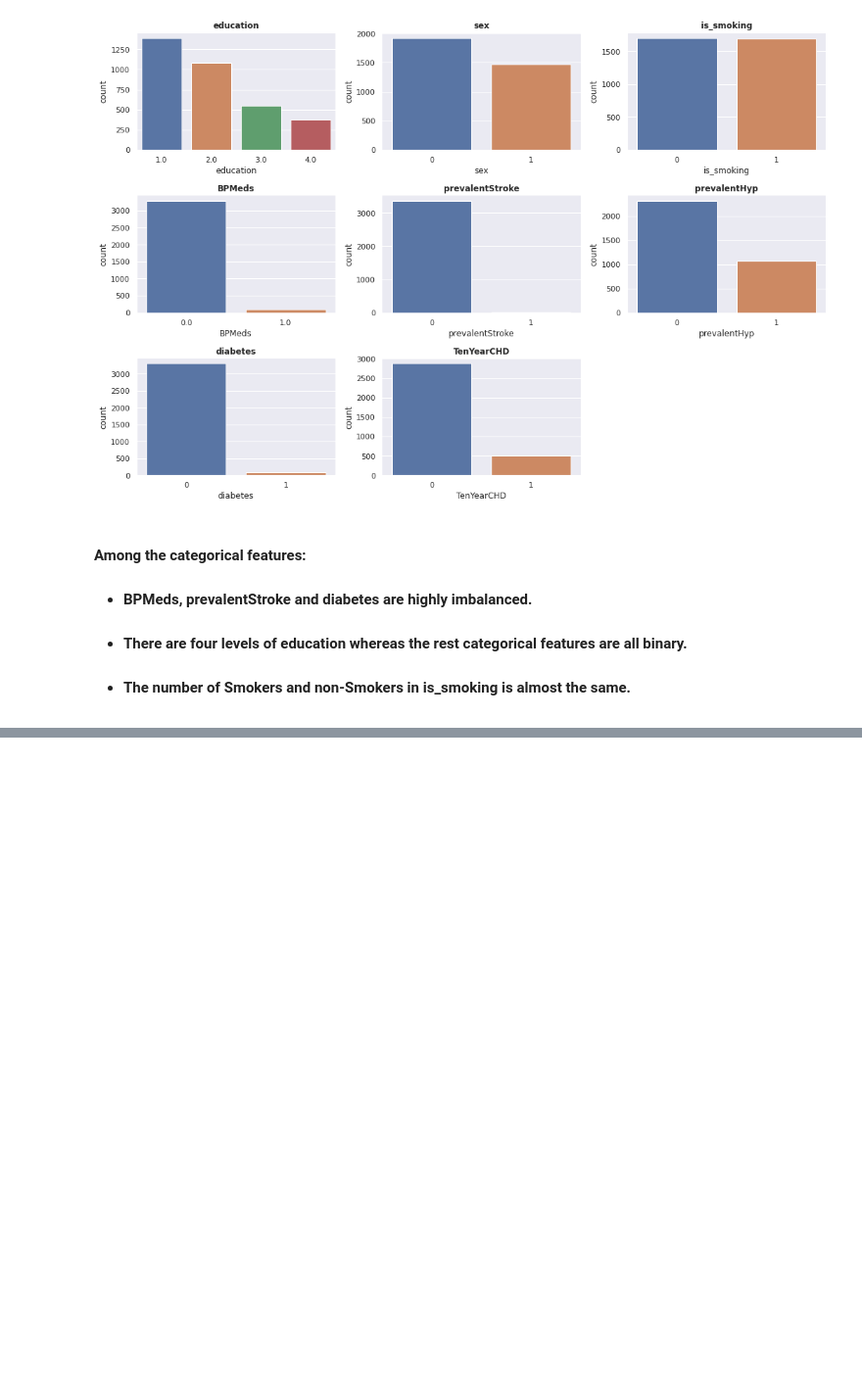
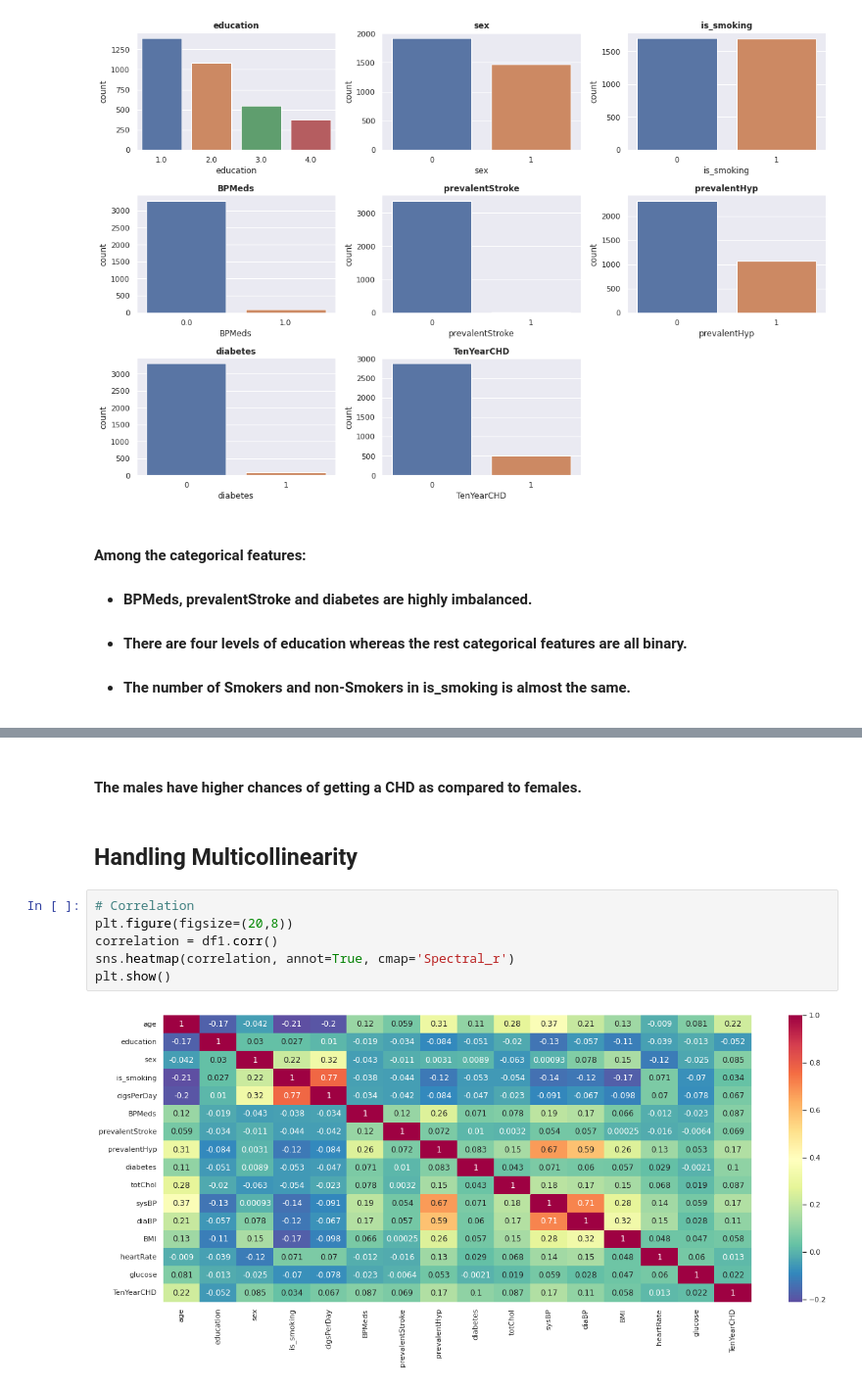
Before and after one commit to FarazAhmad2/Cardiovascular-Risk-Prediction, a Jupyter notebook: Cardiovascular_Risk_Prediction_Capstone_Project.ipynb, the cells around one changed output, grey strips where cells are left out. Shown at 98% size. Cells and saved outputs as stored; diff of their text form; blank space fills up the shorter version.

```diff
--- a/Cardiovascular_Risk_Prediction_Capstone_Project.ipynb
+++ b/Cardiovascular_Risk_Prediction_Capstone_Project.ipynb
@@ -271,0 +296,12 @@ for n, col in enumerate(categorical_features):
+# %% [markdown]
+#### The males have higher chances of getting a CHD as compared to females.
+# %% [markdown]
+## <b> Handling Multicollinearity </b>
+# %%
+# Correlation
+plt.figure(figsize=(20,8))
+correlation = df1.corr()
+sns.heatmap(correlation, annot=True, cmap='Spectral_r')
+plt.show()
+# %% [output]
+[figure, added]
```
Also changed, not shown: parts of 16 cells of this notebook.
